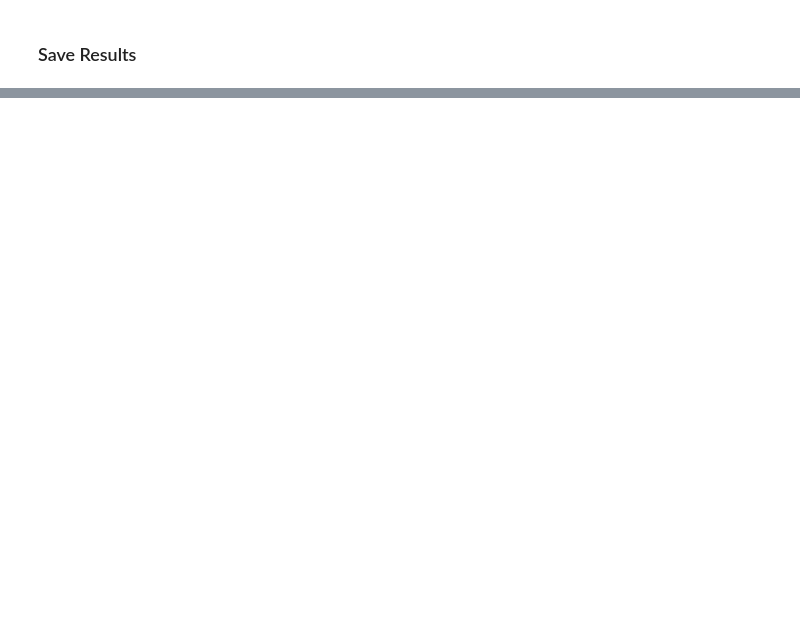
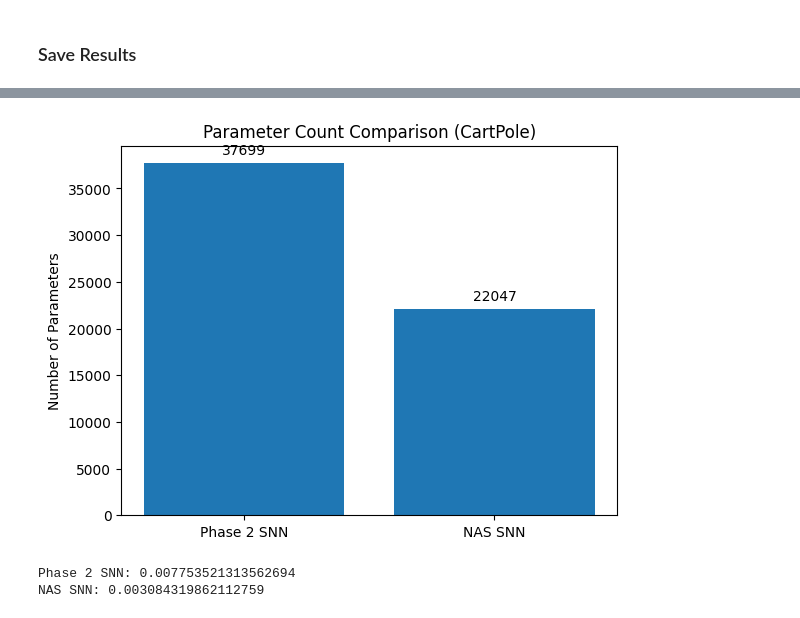
Before and after one commit to KarthikeyatheDev/Snn-Project, a Jupyter notebook: run.ipynb, the cells around one changed output, grey strips where cells are left out. Drawn from its saved outputs; the diff is of its cells as text; code cells hidden in the pictures; blank space fills up the shorter version.

```diff
--- a/run.ipynb
+++ b/run.ipynb
@@ -287,0 +320,49 @@ plt.show()
+# %%
+# Data
+with open("results/phase2_results.json", "r") as f:
+    data = json.load(f)
+phase2_params = data["CartPole-v1"]["SNN_params"]
+
+best_param_count = studies[env].best_trial.user_attrs.get("param_count")
+if best_param_count is None:
+    best_param_count = next(
+        (
+            t.user_attrs.get("param_count")
+            for t in studies[env].trials
+            if t.user_attrs.get("param_count") is not None
+        ),
+        None,
+    )
+    if best_param_count is not None:
+        print(
+            f"Warning: best_trial.user_attrs.param_count is missing; using first available trial param_count={best_param_count}."
+        )
+    else:
+        print(
+            "Warning: no param_count found in any trial; using phase2 value for comparison."
+        )
+        best_param_count = phase2_params
+
+params = [phase2_params, best_param_count]
+
+# Plot
+plt.figure()
+plt.bar(labels, params)
+
+plt.title("Parameter Count Comparison (CartPole)")
+plt.ylabel("Number of Parameters")
+
+for i, v in enumerate(params):
+    plt.text(i, v + 1000, f"{v}", ha="center")
+
+plt.show()
+# %% [output]
+[figure, added]
+# %%
+ratio1 = phase2_reward / phase2_params
+ratio2 = best_reward / best_param_count
+print("Phase 2 SNN:", ratio1)
+print("NAS SNN:", ratio2)
+# %% [output]
+Phase 2 SNN: 0.007753521313562694
+NAS SNN: 0.003084319862112759
```
Also changed, not shown: parts of 18 cells of this notebook, 14 other files.
